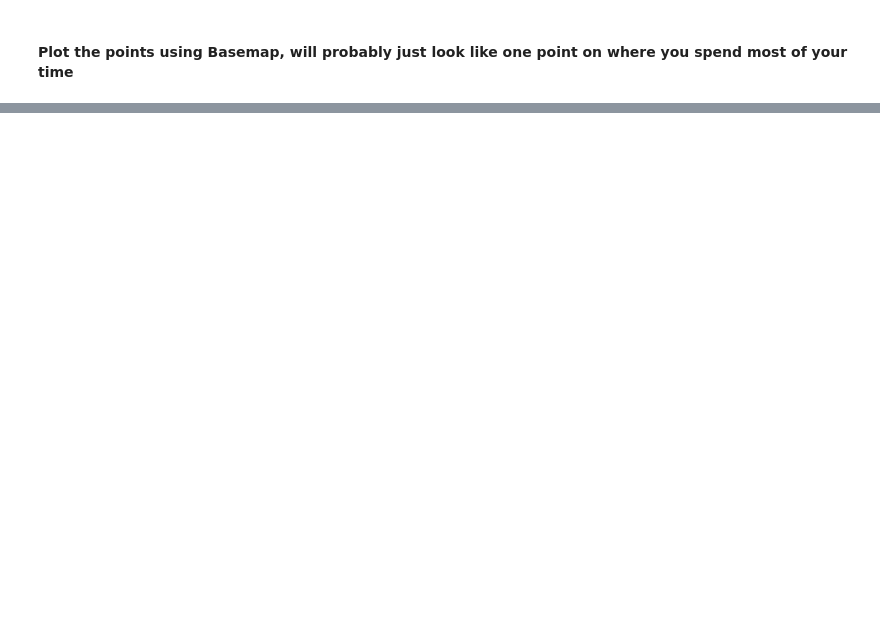
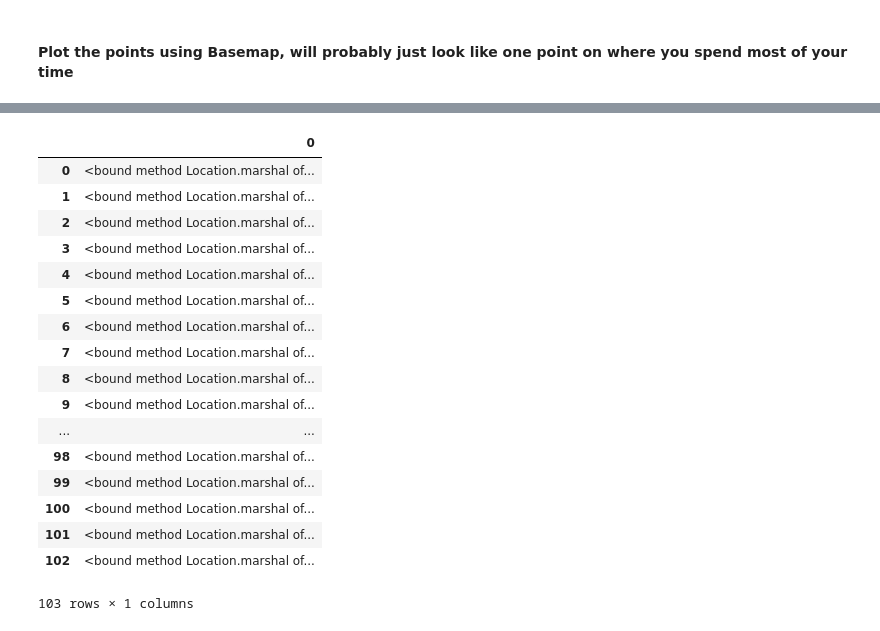
Before and after one commit to elos/py, a Jupyter notebook: Plot Location.ipynb, the cells around one changed output, grey strips where cells are left out. Drawn from its saved outputs; the diff is of its cells as text; code cells hidden in the pictures; blank space fills up the shorter version.

```diff
--- a/Plot Location.ipynb
+++ b/Plot Location.ipynb
@@ -121,0 +104,21 @@ Plotted 5625 points
+# %%
+pd.DataFrame([l.marshal for l in locations if l.altitude > 100])
+# %% [output]
+|  | 0 |
+| 0 | <bound method Location.marshal of... |
+| 1 | <bound method Location.marshal of... |
+| 2 | <bound method Location.marshal of... |
+| 3 | <bound method Location.marshal of... |
+| 4 | <bound method Location.marshal of... |
+| 5 | <bound method Location.marshal of... |
+| 6 | <bound method Location.marshal of... |
+| 7 | <bound method Location.marshal of... |
+| 8 | <bound method Location.marshal of... |
+| 9 | <bound method Location.marshal of... |
+| ... | ... |
+| 98 | <bound method Location.marshal of... |
+| 99 | <bound method Location.marshal of... |
+| 100 | <bound method Location.marshal of... |
+| 101 | <bound method Location.marshal of... |
+| 102 | <bound method Location.marshal of... |
+103 rows × 1 columns
```
Also changed, not shown: parts of 3 cells of this notebook, 3 other files.
